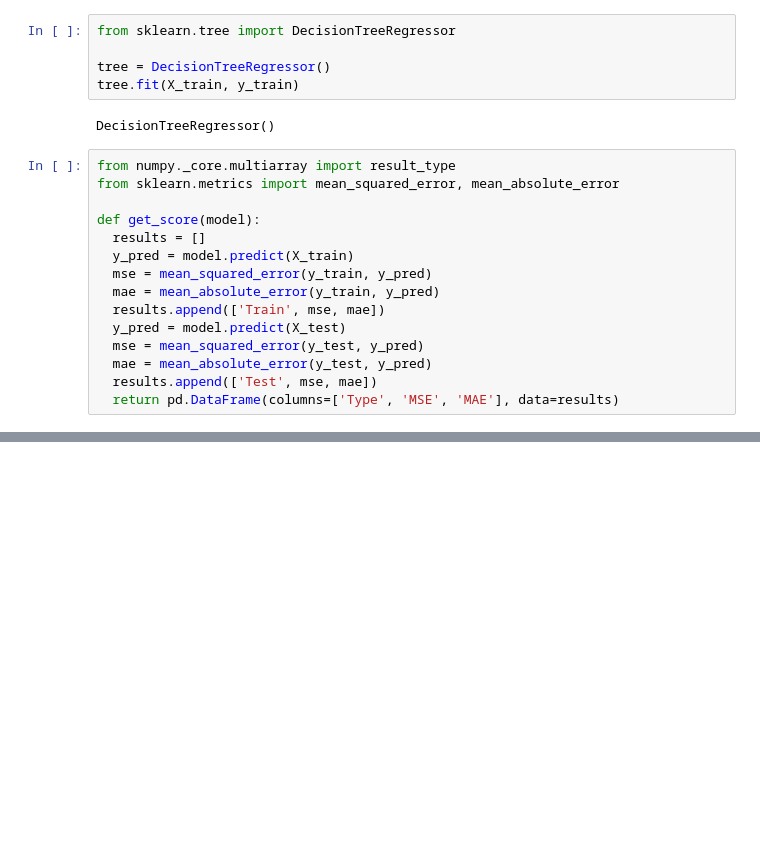
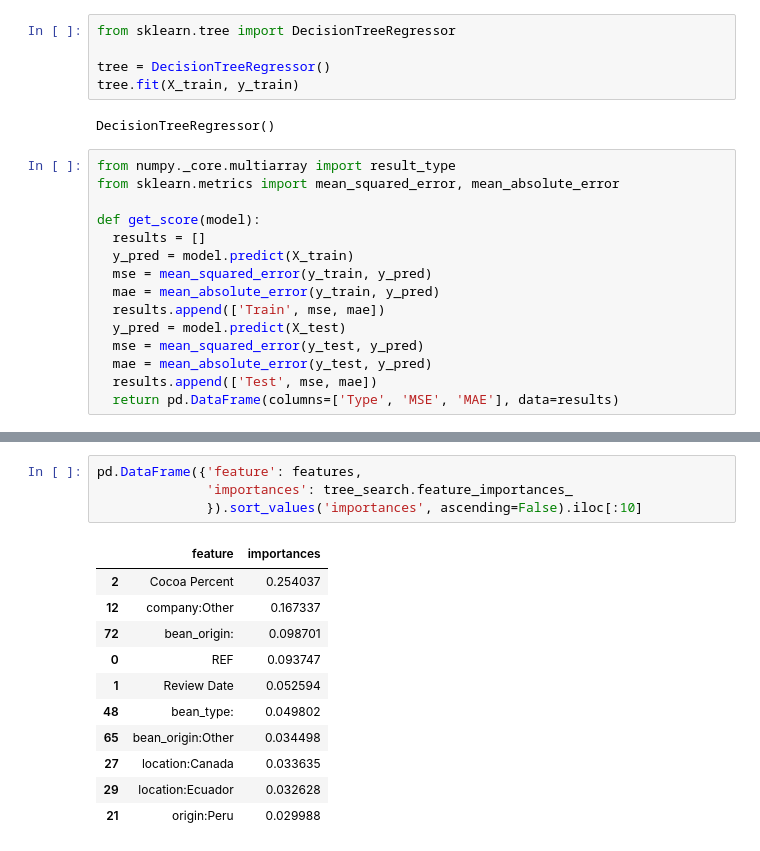
Before and after one commit to Grashch/Data-science, a Jupyter notebook: Tree/TreeRegressor.ipynb, the cells around one changed output, grey strips where cells are left out. Cells and saved outputs as stored; diff of their text form; blank space fills up the shorter version.

```diff
--- a/Tree/TreeRegressor.ipynb
+++ b/Tree/TreeRegressor.ipynb
@@ -178,0 +219,16 @@ get_score(tree)
+# %%
+pd.DataFrame({'feature': features,
+              'importances': tree_search.feature_importances_
+              }).sort_values('importances', ascending=False).iloc[:10]
+# %% [output]
+|  | feature | importances |
+| 2 | Cocoa Percent | 0.254037 |
+| 12 | company:Other | 0.167337 |
+| 72 | bean_origin: | 0.098701 |
+| 0 | REF | 0.093747 |
+| 1 | Review Date | 0.052594 |
+| 48 | bean_type: | 0.049802 |
+| 65 | bean_origin:Other | 0.034498 |
+| 27 | location:Canada | 0.033635 |
+| 29 | location:Ecuador | 0.032628 |
+| 21 | origin:Peru | 0.029988 |
```
Also changed, not shown: parts of 7 cells of this notebook.
